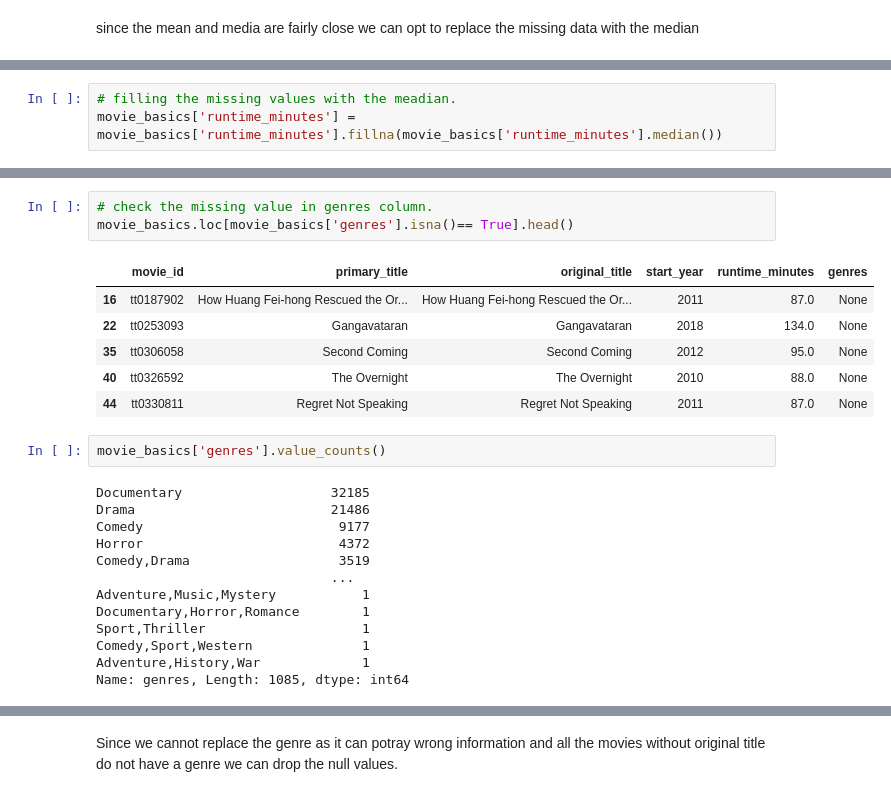
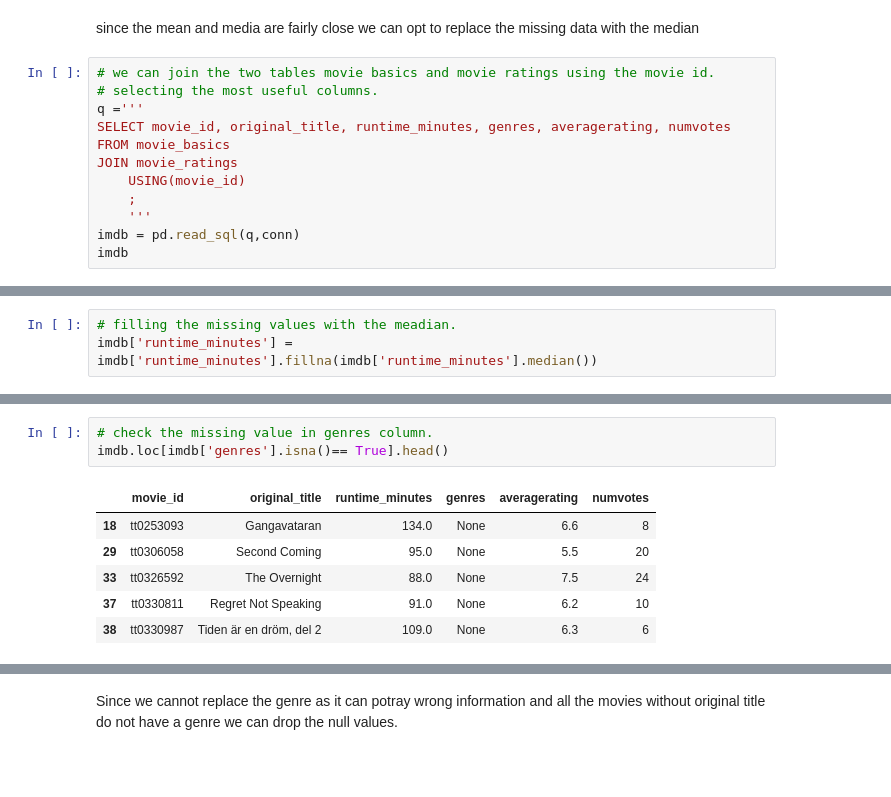
Before and after one commit to kamaupaul/Phase1_project, a Jupyter notebook: student.ipynb, the cells around one changed output, grey strips where cells are left out. Drawn from its saved outputs; the diff is of its cells as text; blank space fills up the shorter version.

```diff
--- a/student.ipynb
+++ b/student.ipynb
@@ -418,2 +427,14 @@ Name: runtime_minutes, dtype: float64
 # %% [markdown]
 since the mean and media are fairly close we can opt to replace the missing data with the median
+# %%
+# we can join the two tables movie basics and movie ratings using the movie id.
+# selecting the most useful columns.
+q ='''
+SELECT movie_id, original_title, runtime_minutes, genres, averagerating, numvotes
+FROM movie_basics
+JOIN movie_ratings
+    USING(movie_id)
+    ;
+    '''
+imdb = pd.read_sql(q,conn)
+imdb
@@ -420,3 +455,3 @@ since the mean and media are fairly close we can opt to replace the missing data
 # %%
 # filling the missing values with the meadian.
-movie_basics['runtime_minutes'] = movie_basics['runtime_minutes'].fillna(movie_basics['runtime_minutes'].median())
+imdb['runtime_minutes'] = imdb['runtime_minutes'].fillna(imdb['runtime_minutes'].median())
@@ -439,25 +475,10 @@ memory usage: 6.7+ MB
 # %%
 # check the missing value in genres column.
-movie_basics.loc[movie_basics['genres'].isna()== True].head()
+imdb.loc[imdb['genres'].isna()== True].head()
 # %% [output]
-|  | movie_id | primary_title | original_title | start_year | runtime_minutes | genres |
-| 16 | tt0187902 | How Huang Fei-hong Rescued the Or... | How Huang Fei-hong Rescued the Or... | 2011 | 87.0 | None |
-| 22 | tt0253093 | Gangavataran | Gangavataran | 2018 | 134.0 | None |
-| 35 | tt0306058 | Second Coming | Second Coming | 2012 | 95.0 | None |
-| 40 | tt0326592 | The Overnight | The Overnight | 2010 | 88.0 | None |
-| 44 | tt0330811 | Regret Not Speaking | Regret Not Speaking | 2011 | 87.0 | None |
+|  | movie_id | original_title | runtime_minutes | genres | averagerating | numvotes |
+| 18 | tt0253093 | Gangavataran | 134.0 | None | 6.6 | 8 |
+| 29 | tt0306058 | Second Coming | 95.0 | None | 5.5 | 20 |
+| 33 | tt0326592 | The Overnight | 88.0 | None | 7.5 | 24 |
+| 37 | tt0330811 | Regret Not Speaking | 91.0 | None | 6.2 | 10 |
+| 38 | tt0330987 | Tiden är en dröm, del 2 | 109.0 | None | 6.3 | 6 |
-# %%
-movie_basics['genres'].value_counts()
-# %% [output]
-Documentary                   32185
-Drama                         21486
-Comedy                         9177
-Horror                         4372
-Comedy,Drama                   3519
-                              ...
-Adventure,Music,Mystery           1
-Documentary,Horror,Romance        1
-Sport,Thriller                    1
-Comedy,Sport,Western              1
-Adventure,History,War             1
-Name: genres, Length: 1085, dtype: int64
```
Also changed, not shown: parts of 72 cells of this notebook.
